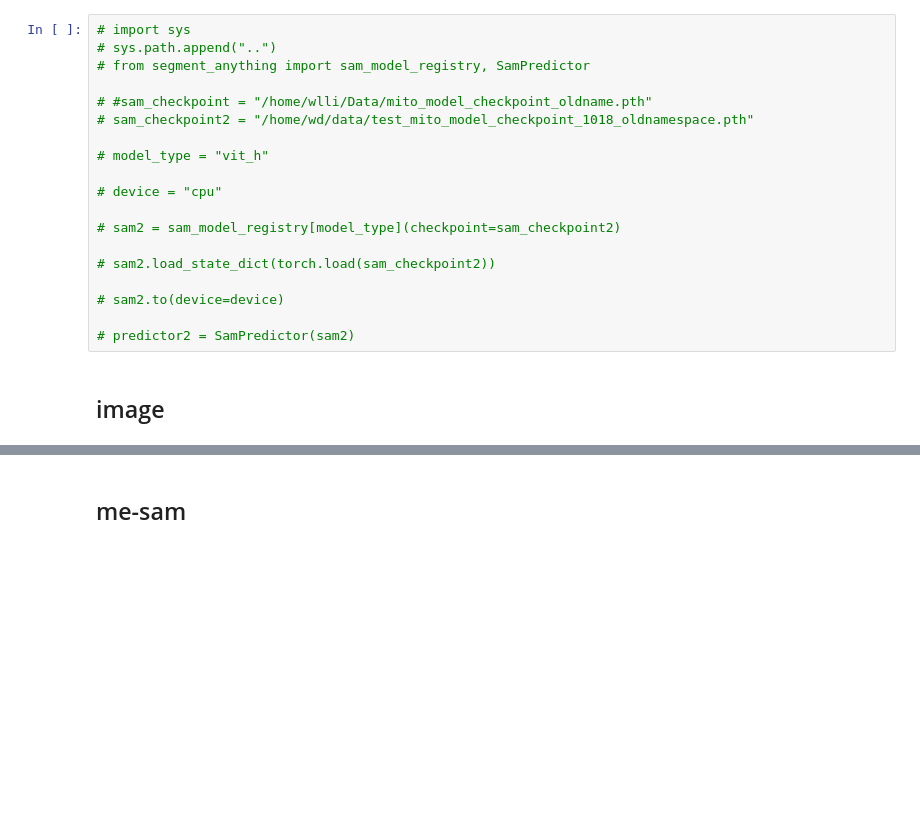
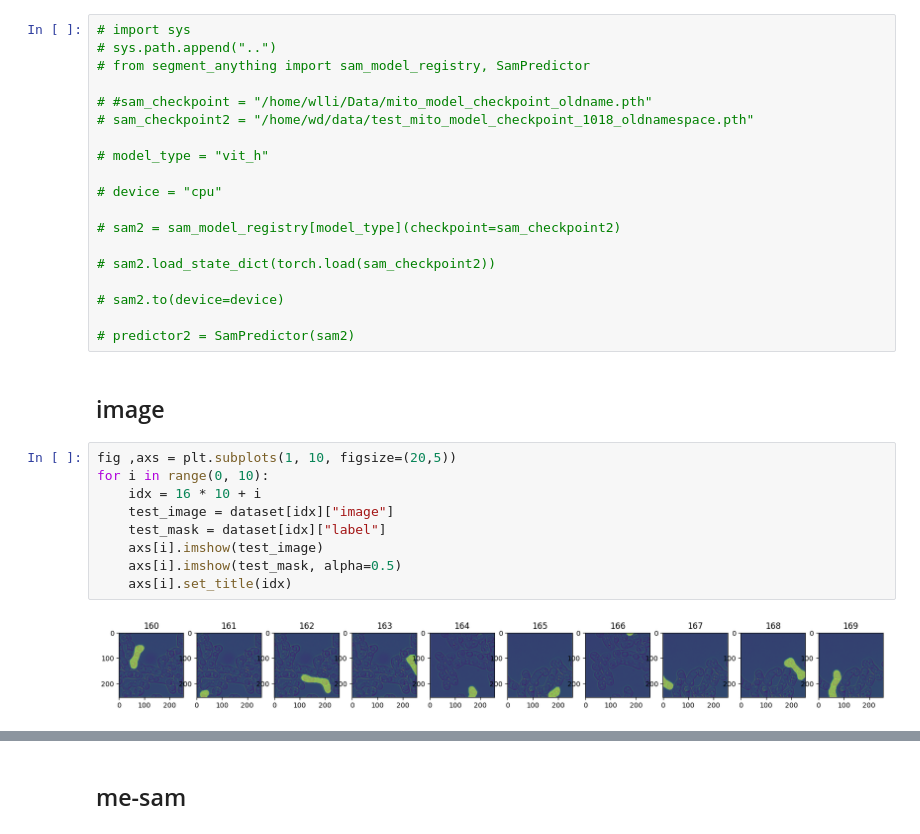
Before and after one commit to wanlanli/segment-anything, a Jupyter notebook: notebooks/home_training.ipynb, the cells around one changed output, grey strips where cells are left out. Saved outputs shown, nothing was run; the diff lists cells and outputs as text; blank space fills up the shorter version.

```diff
--- a/notebooks/home_training.ipynb
+++ b/notebooks/home_training.ipynb
@@ -447,4 +447,15 @@ predictor = SamPredictor(sam)
 # predictor2 = SamPredictor(sam2)
 # %% [markdown]
 ## image
+# %%
+fig ,axs = plt.subplots(1, 10, figsize=(20,5))
+for i in range(0, 10):
+    idx = 16 * 10 + i
+    test_image = dataset[idx]["image"]
+    test_mask = dataset[idx]["label"]
+    axs[i].imshow(test_image)
+    axs[i].imshow(test_mask, alpha=0.5)
+    axs[i].set_title(idx)
+# %% [output]
+[figure, added]
 # %%
```
Also changed, not shown: parts of 7 cells of this notebook, 1 other file.
